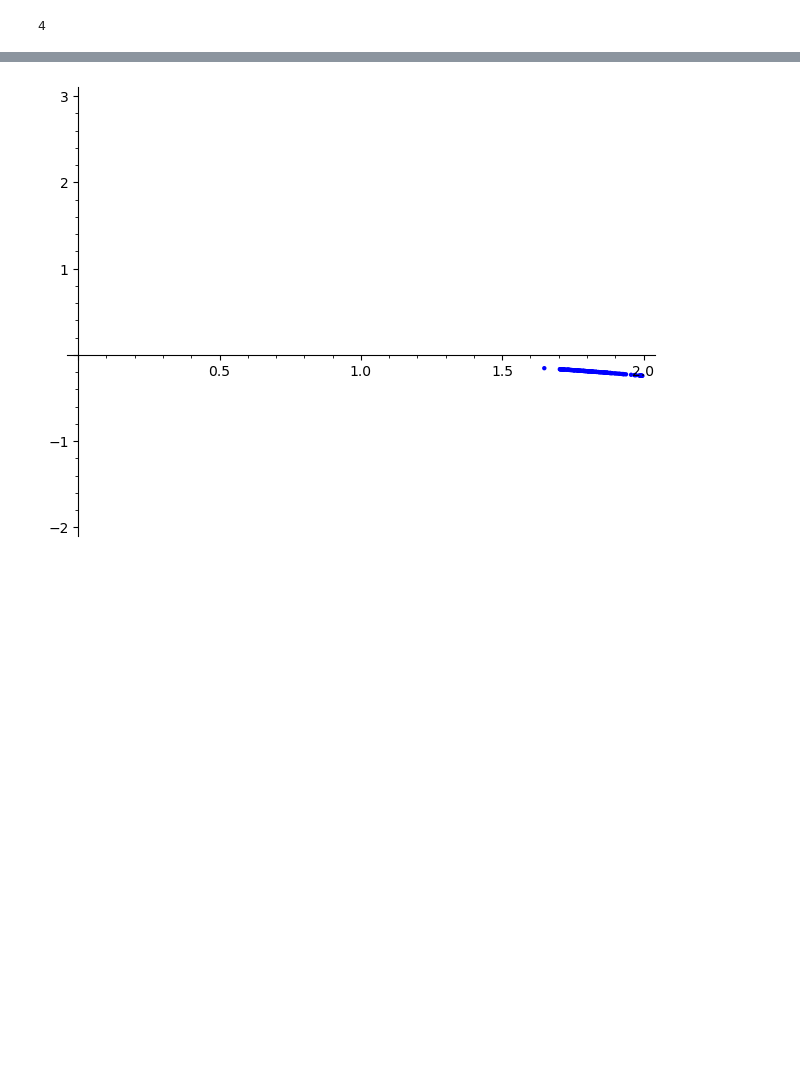
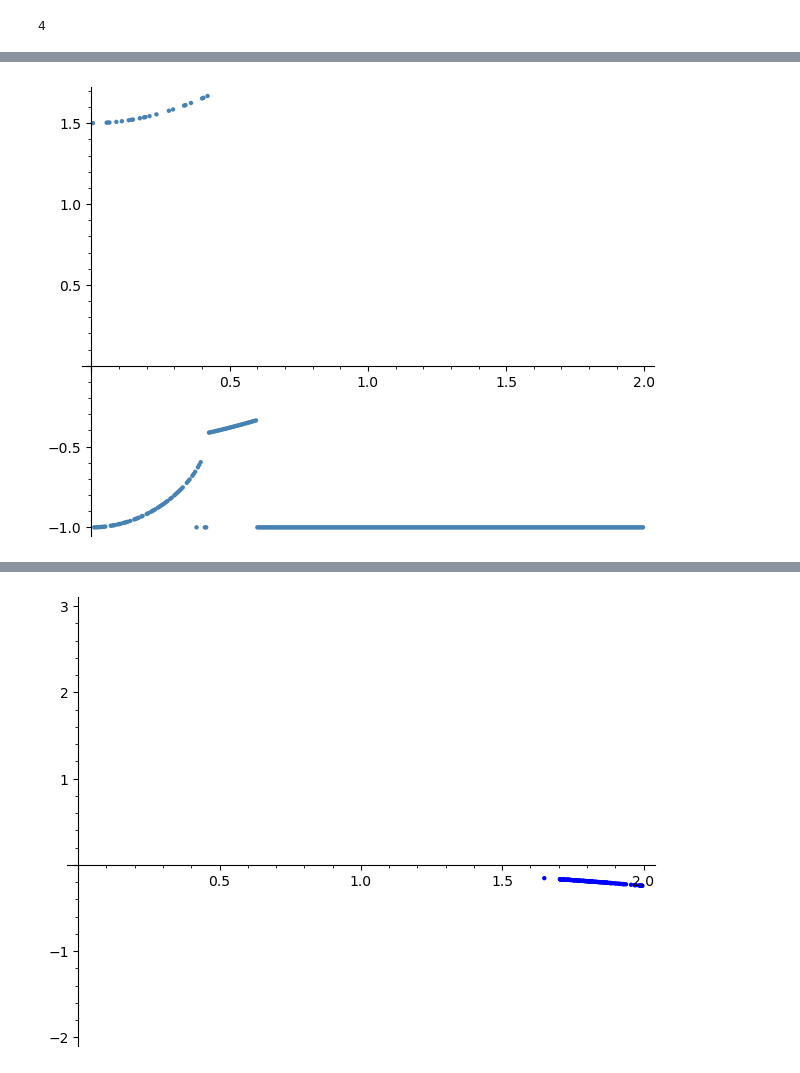
Before and after one commit to fvegar/rips, a Jupyter notebook: rips_dispersion.ipynb, the cells around one changed output, grey strips where cells are left out. Saved outputs shown, nothing was run; the diff lists cells and outputs as text; code cells hidden in the pictures; blank space fills up the shorter version.

```diff
--- a/rips_dispersion.ipynb
+++ b/rips_dispersion.ipynb
@@ -224,0 +263,5 @@ verbose 0 (3838: plot.py, generate_plot_points) Last error message: 'math domain
+# %%
+G4 = list_plot(XY[4], plotjoined = False, color="steelblue")
+G4.show()
+# %% [output]
+[figure, added]
```
Also changed, not shown: parts of 53 cells of this notebook, 3 other files.
